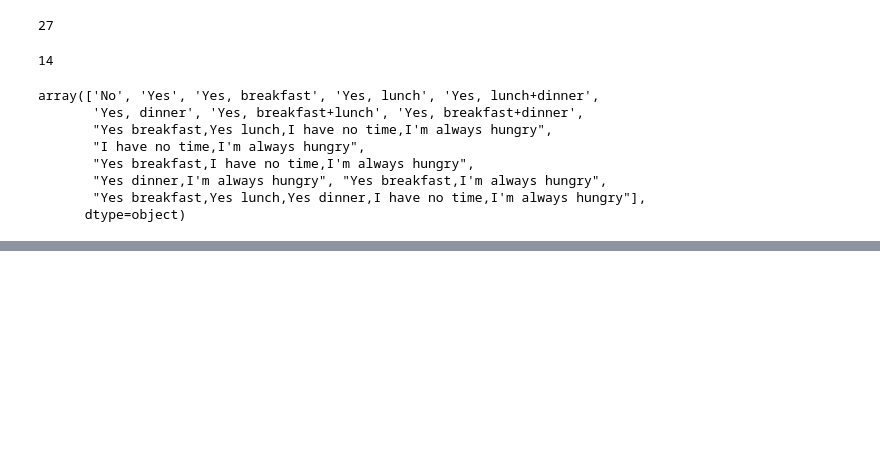
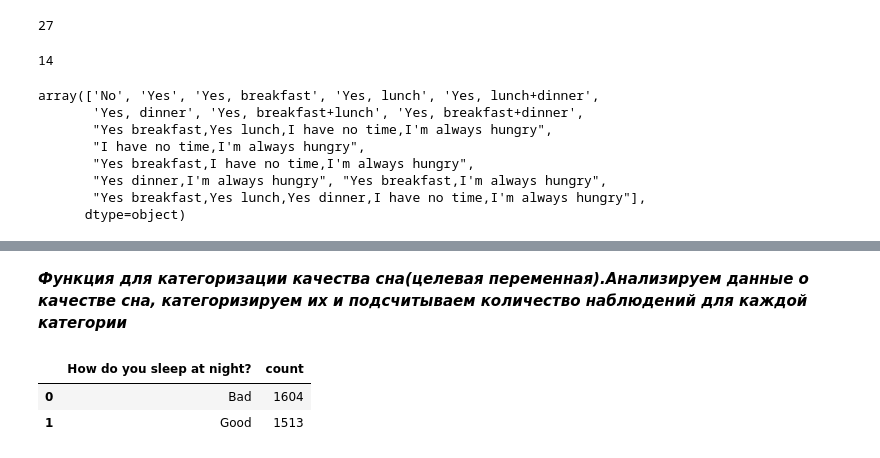
Before and after one commit to katerinavelichko/eating-habits-tracker, a Jupyter notebook: notebooks/sleep_quality_notebook.ipynb, the cells around one changed output, grey strips where cells are left out. Saved outputs shown, nothing was run; the diff lists cells and outputs as text; code cells hidden in the pictures; blank space fills up the shorter version.

```diff
--- a/notebooks/sleep_quality_notebook.ipynb
+++ b/notebooks/sleep_quality_notebook.ipynb
@@ -618,0 +711,24 @@ array(['No', 'Yes', 'Yes, breakfast', 'Yes, lunch', 'Yes, lunch+dinner',
+# %% [markdown]
+***Функция для категоризации качества сна(целевая переменная).Анализируем данные о качестве сна,
+категоризируем их и подсчитываем количество наблюдений для каждой категории***
+# %%
+def categorize_sleep(quality):
+    if quality in ['I struggle to fall asleep', 'I wake up several times during the night', 'I wake up a lot sooner than I would like', 'I struggle to fall asleep,I wake up several times during the night',
+                   'Good,I struggle to fall asleep','I struggle to fall asleep,I wake up several times during the night,I wake up a lot sooner than I would like',
+                  'I wake up several times during the night,I wake up a lot sooner than I would like','Good,I wake up several times during the night',
+                   'Good,I struggle to fall asleep,I wake up a lot sooner than I would like','I struggle to fall asleep,I wake up a lot sooner than I would like',
+                  'Good,I wake up a lot sooner than I would like']:
+        return 'Bad'
+    else:
+        return quality
+
+df['How do you sleep at night?'] = df['How do you sleep at night?'].apply(categorize_sleep)
+
+# считаем количество наблюдений в каждой группе
+sleep = df.groupby(['How do you sleep at night?'])['How do you sleep at night?'].count().reset_index(name='count')
+
+sleep
+# %% [output]
+|  | How do you sleep at night? | count |
+| 0 | Bad | 1604 |
+| 1 | Good | 1513 |
```
Also changed, not shown: parts of 9 cells of this notebook.
